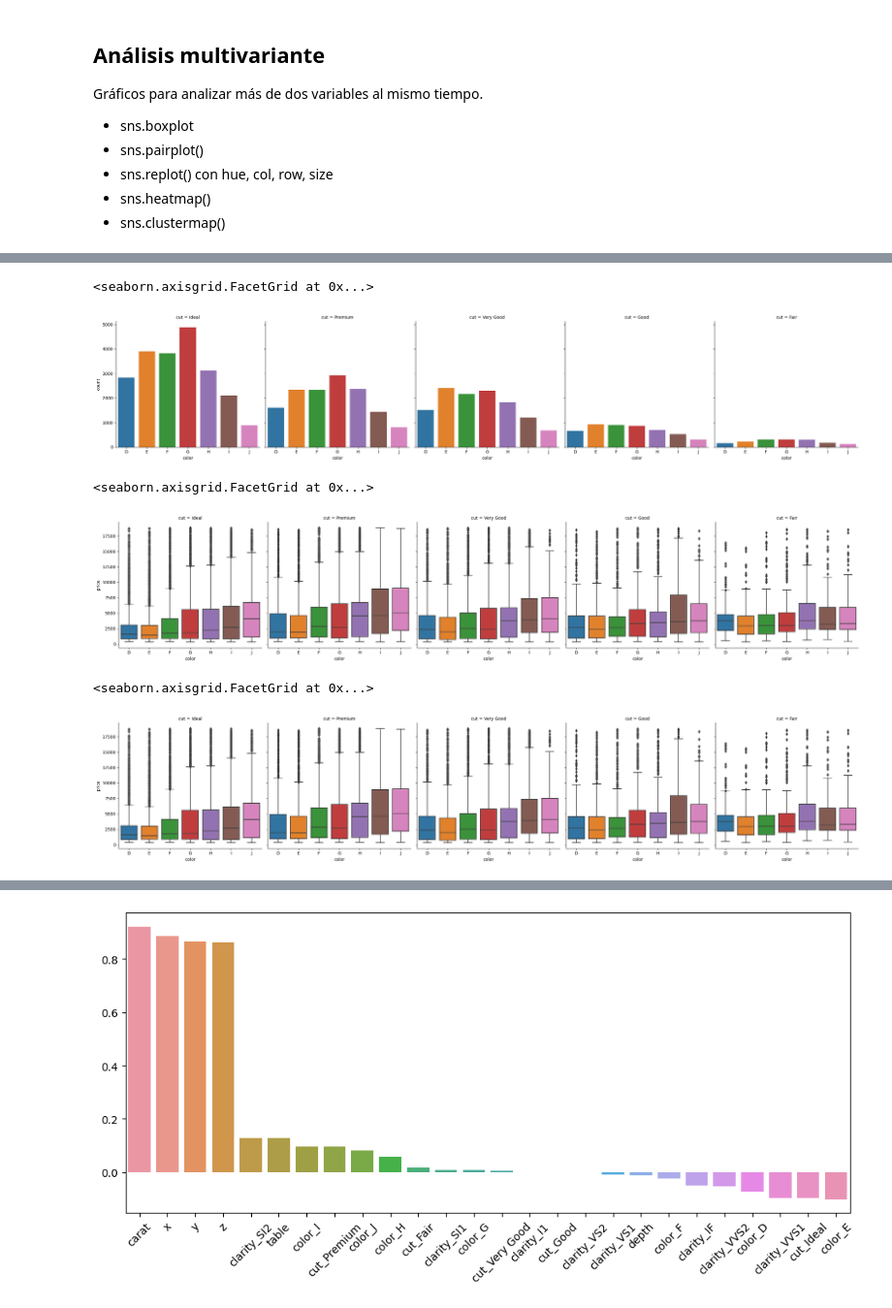
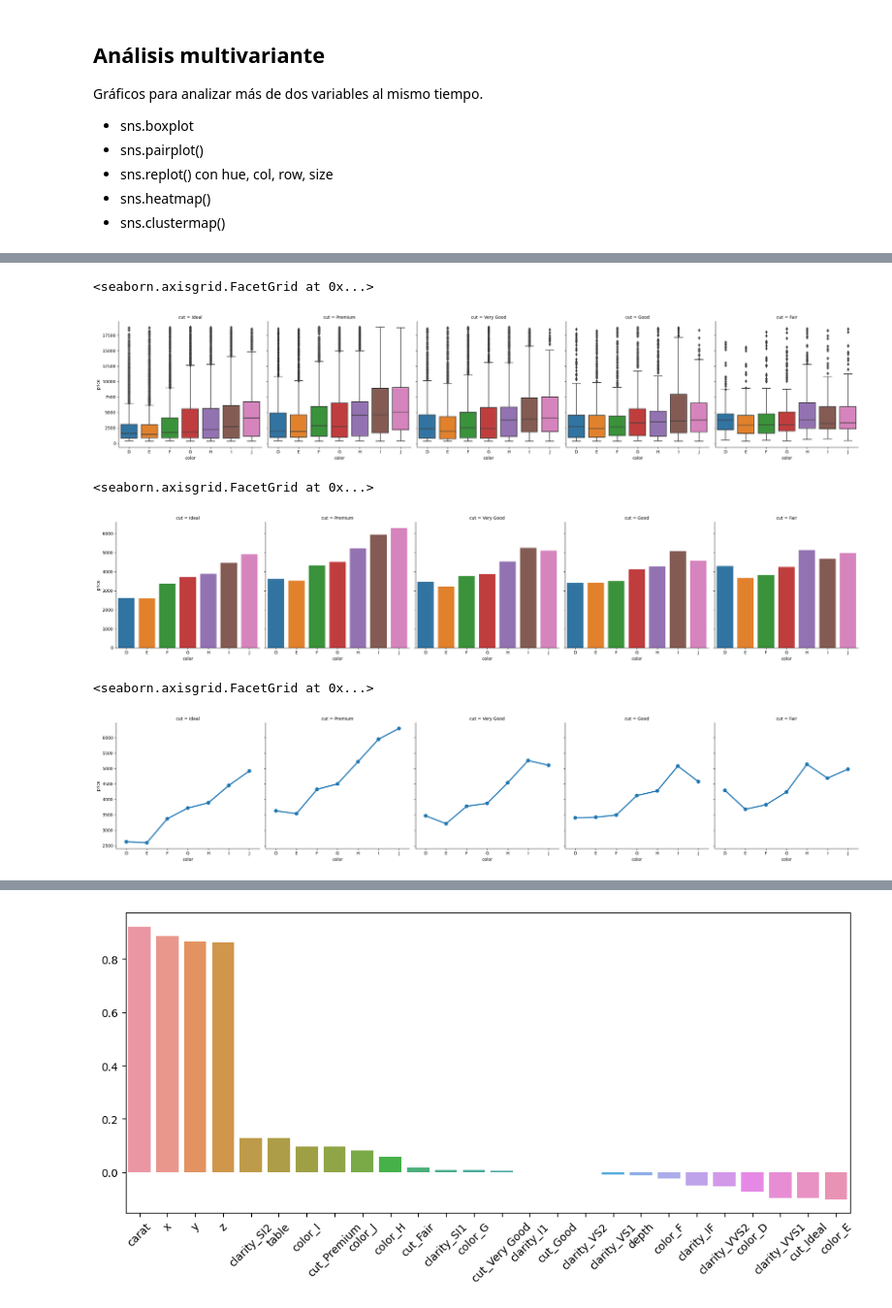
Before and after one commit to Jholman-Andres-Cuartas/curso_analisis_Jholman_cuartas, a Jupyter notebook: m5-visualizacion/seaborn/Notebooks/3.Seaborn_diamonds.ipynb, the cells around one changed output, grey strips where cells are left out. Shown at 97% size. Drawn from its saved outputs; the diff is of its cells as text; code cells hidden in the pictures.

```diff
--- a/m5-visualizacion/seaborn/Notebooks/3.Seaborn_diamonds.ipynb
+++ b/m5-visualizacion/seaborn/Notebooks/3.Seaborn_diamonds.ipynb
@@ -274,15 +281,16 @@ Gráficos para analizar más de dos variables al mismo tiempo.
 # %%
-sns.catplot(data=df, x='color', col='cut', kind='count')
+sns.catplot(data=df, x='color', y='price', col='cut', kind='box')
 # %% [output]
 <seaborn.axisgrid.FacetGrid at 0x...>
-[figure, old version]
+[figure, new version]
 # %%
-sns.catplot(data=df, x='color', y='price', col='cut',kind='box')
+sns.catplot(data=df, x='color', y='price', col='cut', kind='bar', errorbar=None)
 # %% [output]
 <seaborn.axisgrid.FacetGrid at 0x...>
-[figure, old version]
+[figure, new version]
 # %%
-sns.catplot(data=df, x='color', y='price', col='cut',kind='box')
+# Gráfico de puntos para analizar tendencias
+sns.catplot(data=df, x='color', y='price', col='cut', kind='point', errorbar=None)
 # %% [output]
 <seaborn.axisgrid.FacetGrid at 0x...>
-[figure, old version]
+[figure, new version]
```
Also changed, not shown: parts of 24 cells of this notebook, 21 other files.
